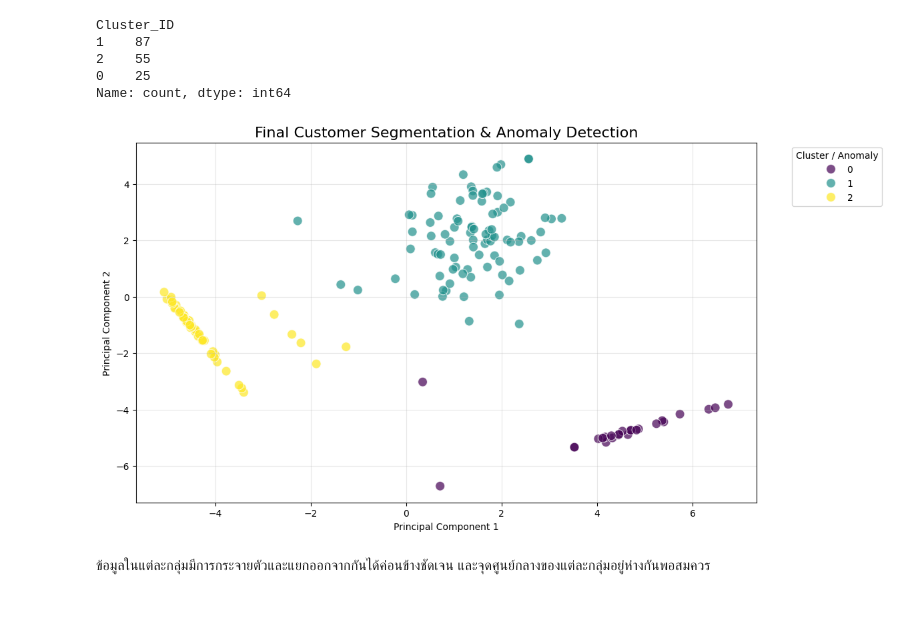
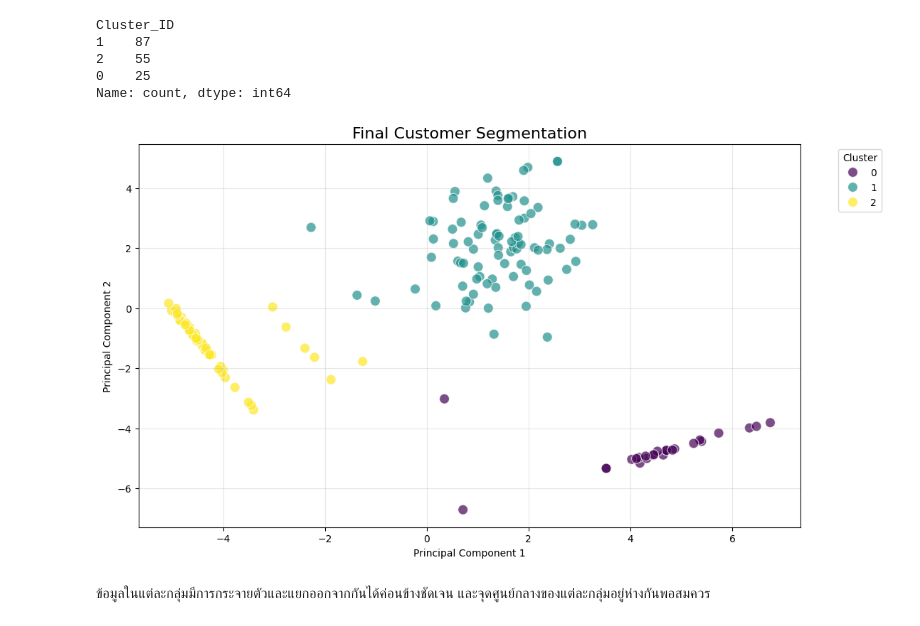
Before and after one commit to Kawiniee/Final_Project_4, a Jupyter notebook: notebooks/unsupervised.ipynb, the cells around one changed output. Saved outputs shown, nothing was run; the diff lists cells and outputs as text; code cells hidden in the pictures.

```diff
--- a/unsupervised.ipynb
+++ b/notebooks/unsupervised.ipynb
@@ -282,31 +264,31 @@ Name: count, dtype: int64
 # %%
 # สร้าง DataFrame สำหรับ Plot
 df_plot = pd.DataFrame(data_pca, columns=['PC1', 'PC2'])
 
 # แปะ Cluster_ID ลงไป
 df_plot['Cluster_ID'] = data_scaled['Cluster_ID'].values
 
 plt.figure(figsize=(12, 7))
 
 # ใช้ hue แยกสีตาม Cluster_ID
 # และใช้ style แยกรูปร่างตาม is_anomaly
 sns.scatterplot(
     data=df_plot,
     x='PC1', y='PC2',
     hue='Cluster_ID',
     palette='viridis',
     s=100,
     alpha=0.7
 )
 
-plt.title('Final Customer Segmentation & Anomaly Detection', fontsize=16)
+plt.title('Final Customer Segmentation', fontsize=16)
 plt.xlabel('Principal Component 1')
 plt.ylabel('Principal Component 2')
-plt.legend(title='Cluster / Anomaly', bbox_to_anchor=(1.05, 1), loc='upper left')
+plt.legend(title='Cluster', bbox_to_anchor=(1.05, 1), loc='upper left')
 plt.grid(True, alpha=0.3)
 plt.show()
 # %% [output]
-[figure, old version]
+[figure, new version]
 # %% [markdown]
 ข้อมูลในแต่ละกลุ่มมีการกระจายตัวและแยกออกจากกันได้ค่อนข้างชัดเจน และจุดศูนย์กลางของแต่ละกลุ่มอยู่ห่างกันพอสมควร
 # %%
```
Also changed, not shown: parts of 2 cells of this notebook, 38 other files.
